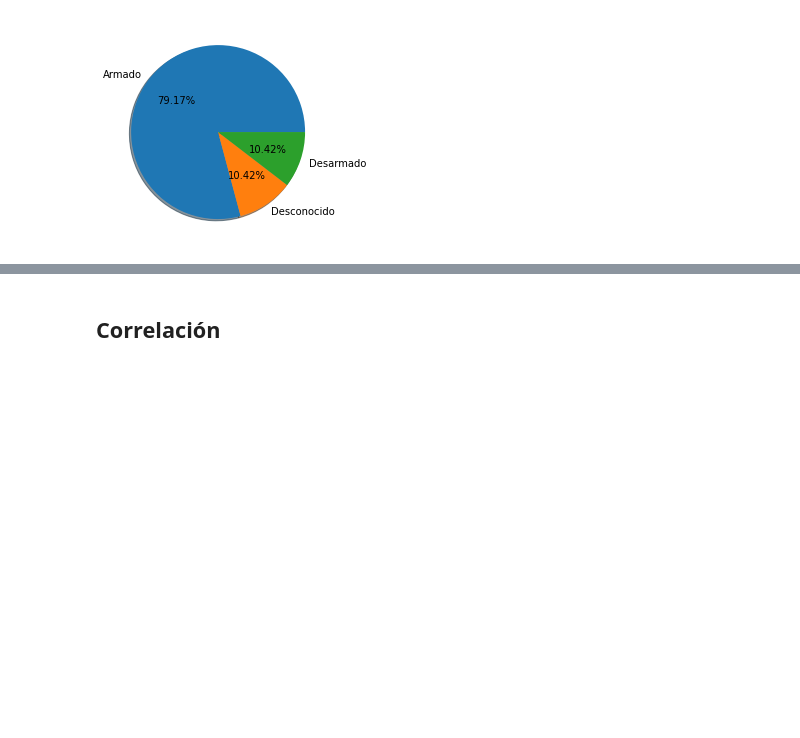
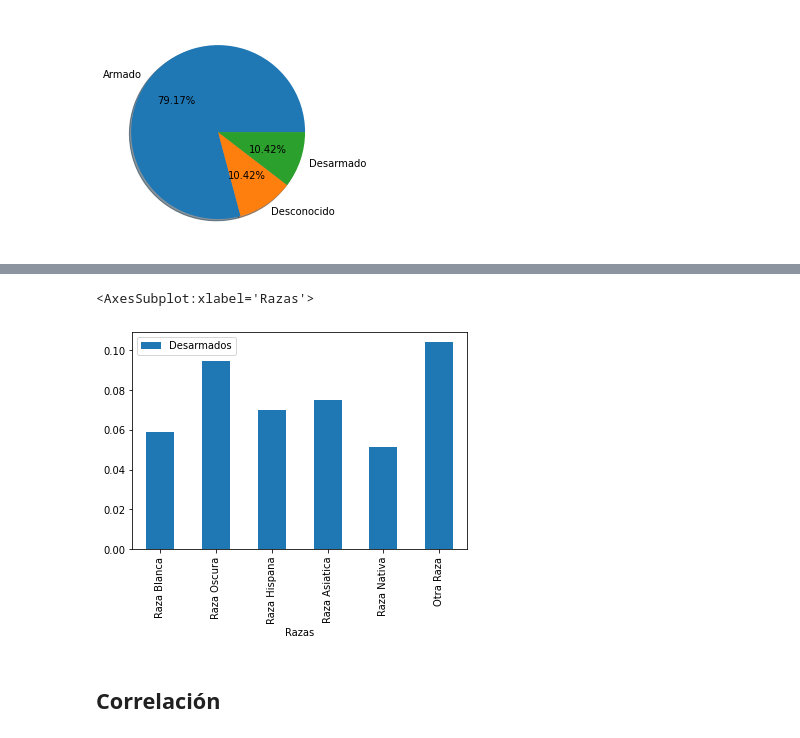
Before and after one commit to EmmanuelGalvan/MineriaDatos, a Jupyter notebook: Archivos/PIA/Visualizacion_Equipo9.ipynb, the cells around one changed output, grey strips where cells are left out. Cells and saved outputs as stored; diff of their text form; code cells hidden in the pictures; blank space fills up the shorter version.

Commit message:
Histograma comparativo

```diff
--- a/Archivos/PIA/Visualizacion_Equipo9.ipynb
+++ b/Archivos/PIA/Visualizacion_Equipo9.ipynb
@@ -68,3 +73,5 @@ array(['Armado', 'Desarmado', 'Desconocido'], dtype=object)
+# %%
+Razas = ["Raza Blanca", "Raza Oscura", "Raza Hispana", "Raza Asiatica", "Raza Nativa", "Otra Raza"]
 # %% [markdown]
 ### Raza Blanca
 # %%
@@ -213,0 +224,10 @@ plt.pie(G_PieOR, labels = nombres, autopct='%1.2f%%', shadow=True)
+# %%
+RB_D = G_PieRB["Desarmado"]
+RO_D = G_PieRO["Desarmado"]
+RH_D = G_PieRH["Desarmado"]
+RA_D = G_PieRA["Desarmado"]
+RN_D = G_PieRN["Desarmado"]
+OR_D = G_PieOR["Desarmado"]
+# %%
+Desarmados = [RB_D, RO_D, RH_D, RA_D, RN_D, OR_D]
+Desarmados
@@ -213,0 +241,3 @@ plt.pie(G_PieOR, labels = nombres, autopct='%1.2f%%', shadow=True)
+# %%
+G_Comp = pd.DataFrame({'Razas': Razas, 'Desarmados': Desarmados})
+G_Comp
@@ -214,3 +252,8 @@ plt.pie(G_PieOR, labels = nombres, autopct='%1.2f%%', shadow=True)
+# %%
+G_Comp.plot.bar(x = 'Razas', y = 'Desarmados')
+# %% [output]
+<AxesSubplot:xlabel='Razas'>
+[figure, added]
 # %% [markdown]
 ## Correlación
 # %%
```
Also changed, not shown: parts of 4 cells of this notebook.
